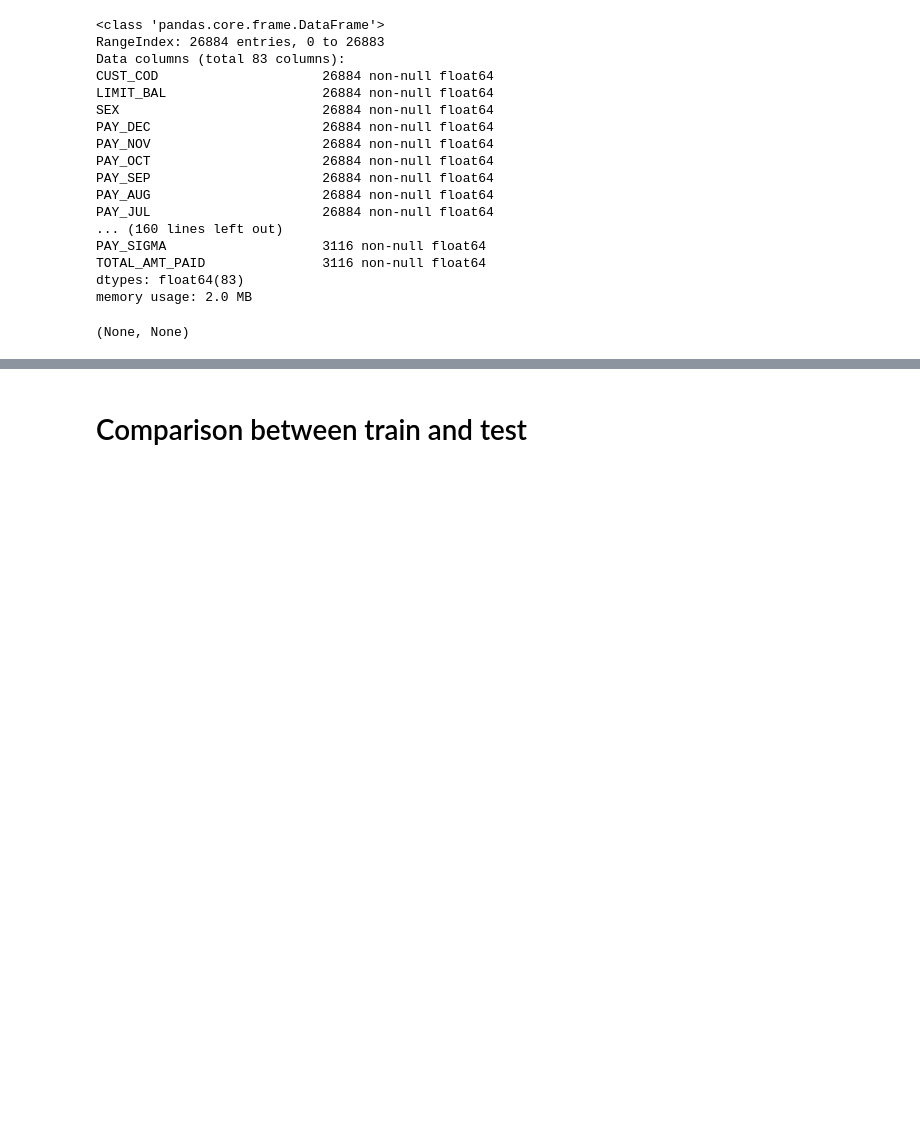
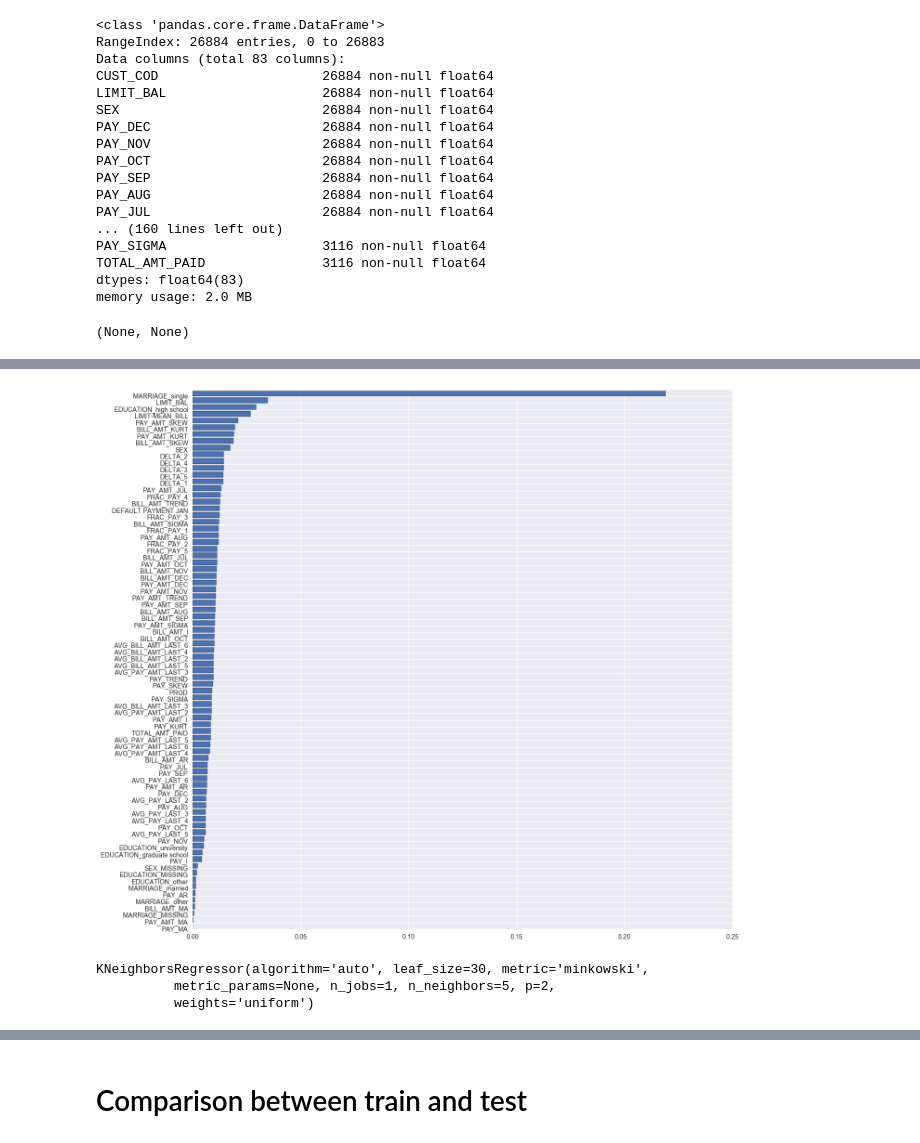
Before and after one commit to pietrodimarco91/Machine-Learning-Project-Loan-Default-Prediction, a Jupyter notebook: Transform features.ipynb, the cells around one changed output, grey strips where cells are left out. Cells and saved outputs as stored; diff of their text form; code cells hidden in the pictures; blank space fills up the shorter version.

```diff
--- a/Transform features.ipynb
+++ b/Transform features.ipynb
@@ -224,0 +248,9 @@ memory usage: 2.0 MB
+# %%
+from sklearn.ensemble import ExtraTreesRegressor, RandomForestClassifier
+#EXTRATREESREGRESSOR feature selection
+extra_model =  ExtraTreesRegressor(random_state=1234)
+extra_model=extra_model.fit(train_not_ma_x,train_not_ma_y)
+# %%
+feature_impo_graph(extra_model)
+# %% [output]
+[figure, added]
@@ -224,0 +338,8 @@ memory usage: 2.0 MB
+# %%
+from sklearn.neighbors import KNeighborsRegressor
+regressor=KNeighborsRegressor()
+regressor.fit(x_train_not_ma,y_train_not_ma)
+# %% [output]
+KNeighborsRegressor(algorithm='auto', leaf_size=30, metric='minkowski',
+          metric_params=None, n_jobs=1, n_neighbors=5, p=2,
+          weights='uniform')
```
Also changed, not shown: parts of 19 cells of this notebook.
